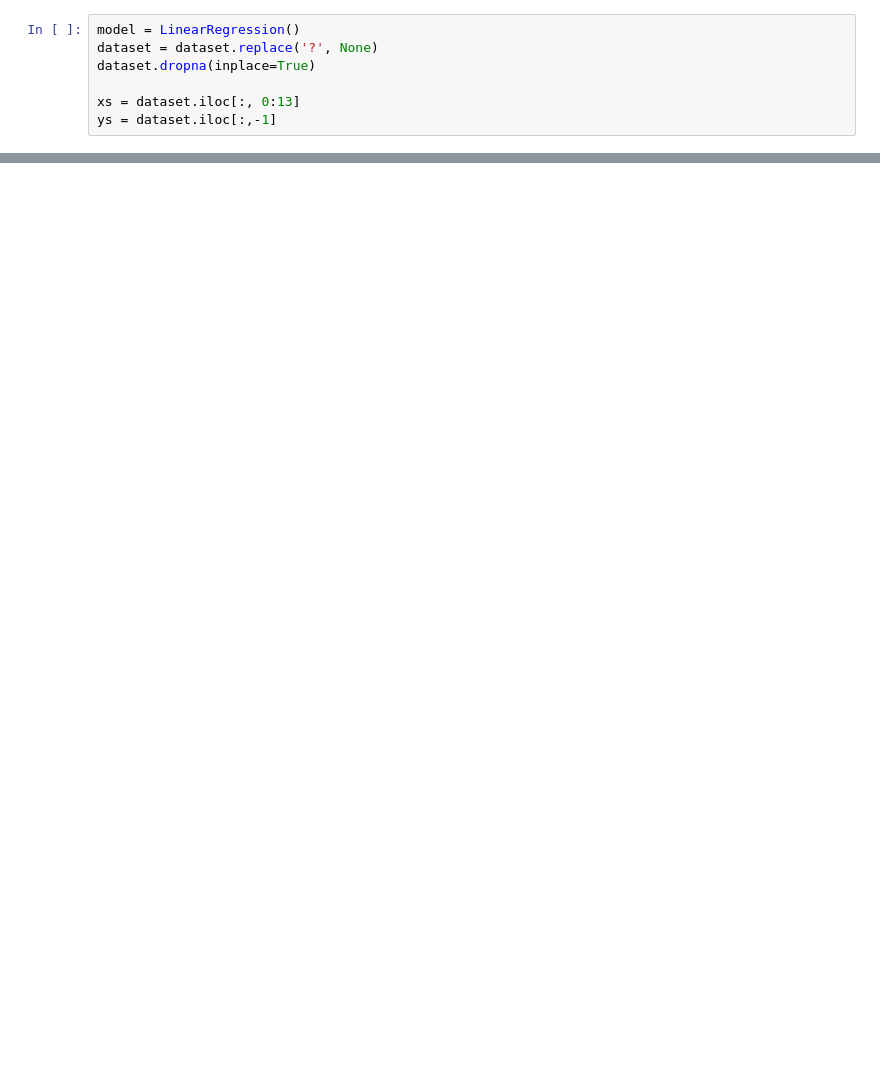
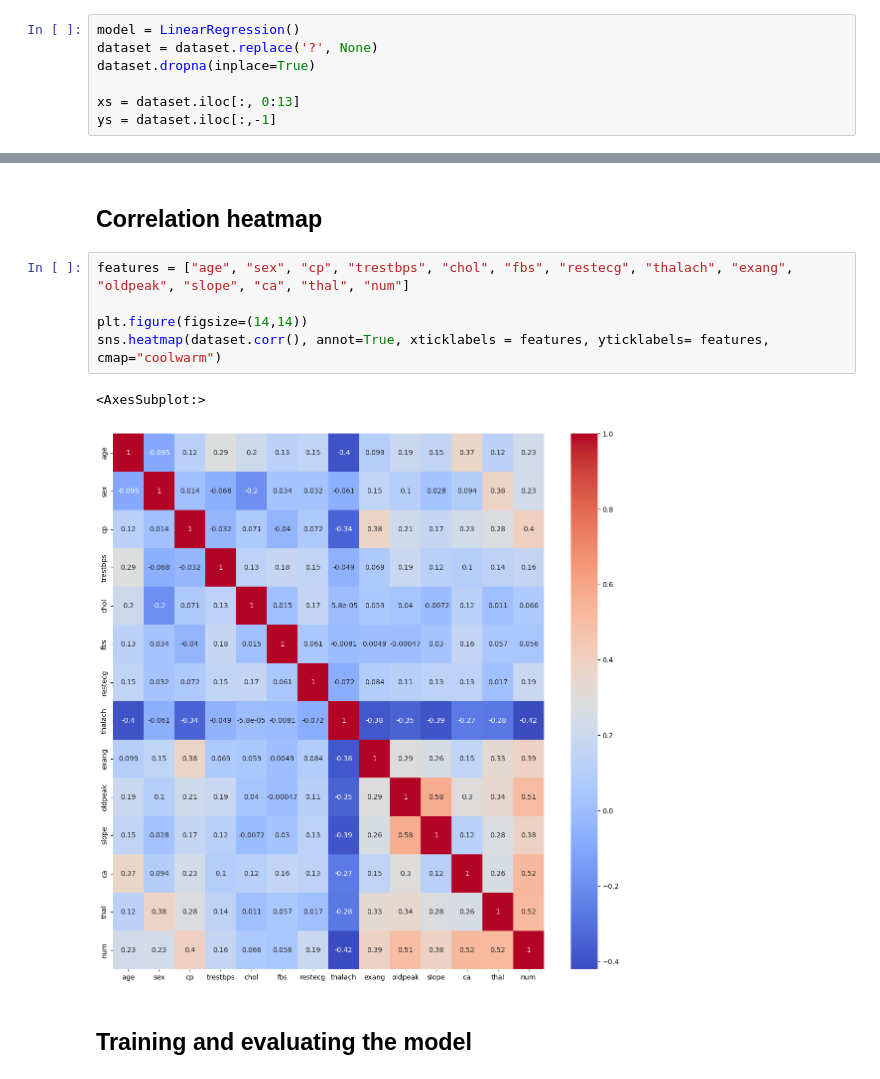
Before and after one commit to prathamshah607/Machine-Learning-Projects, a Jupyter notebook: Cleveland dataset task/MultipleRegression.ipynb, the cells around one changed output, grey strips where cells are left out. Drawn from its saved outputs; the diff is of its cells as text; blank space fills up the shorter version.

```diff
--- a/Cleveland dataset task/MultipleRegression.ipynb
+++ b/Cleveland dataset task/MultipleRegression.ipynb
@@ -31 +76,13 @@ ys = dataset.iloc[:,-1]
+# %% [markdown]
+## Correlation heatmap
+# %%
+features = ["age", "sex", "cp", "trestbps", "chol", "fbs", "restecg", "thalach", "exang", "oldpeak", "slope", "ca", "thal", "num"]
+
+plt.figure(figsize=(14,14))
+sns.heatmap(dataset.corr(), annot=True, xticklabels = features, yticklabels= features, cmap="coolwarm")
+# %% [output]
+<AxesSubplot:>
+[figure, added]
+# %% [markdown]
+## Training and evaluating the model
 # %%
```
Also changed, not shown: parts of 9 cells of this notebook.
